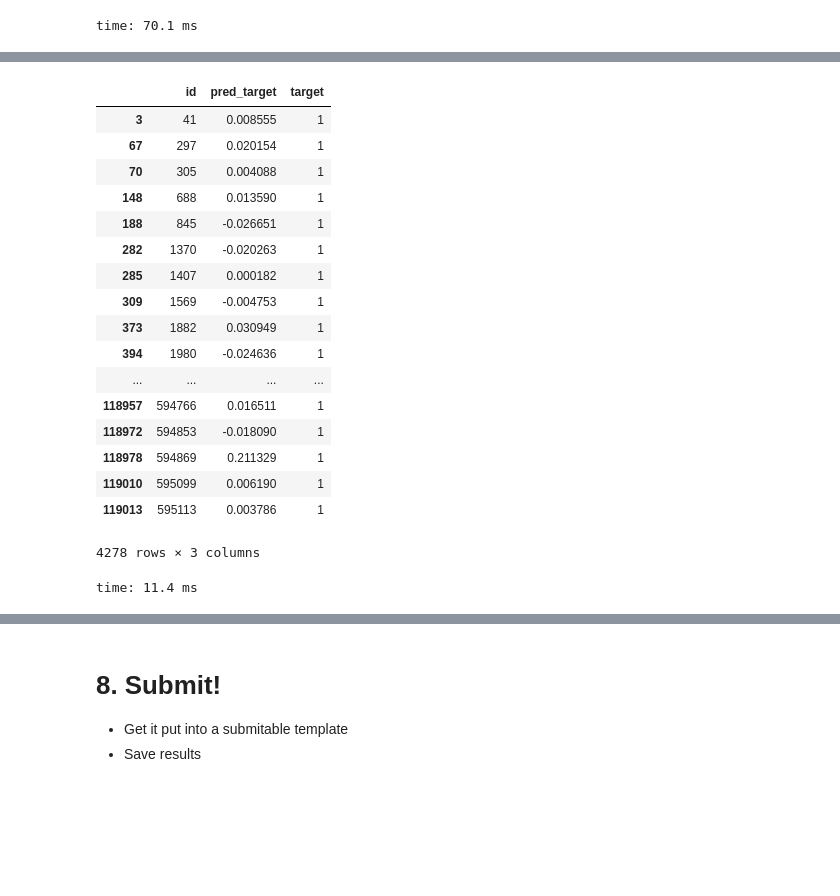
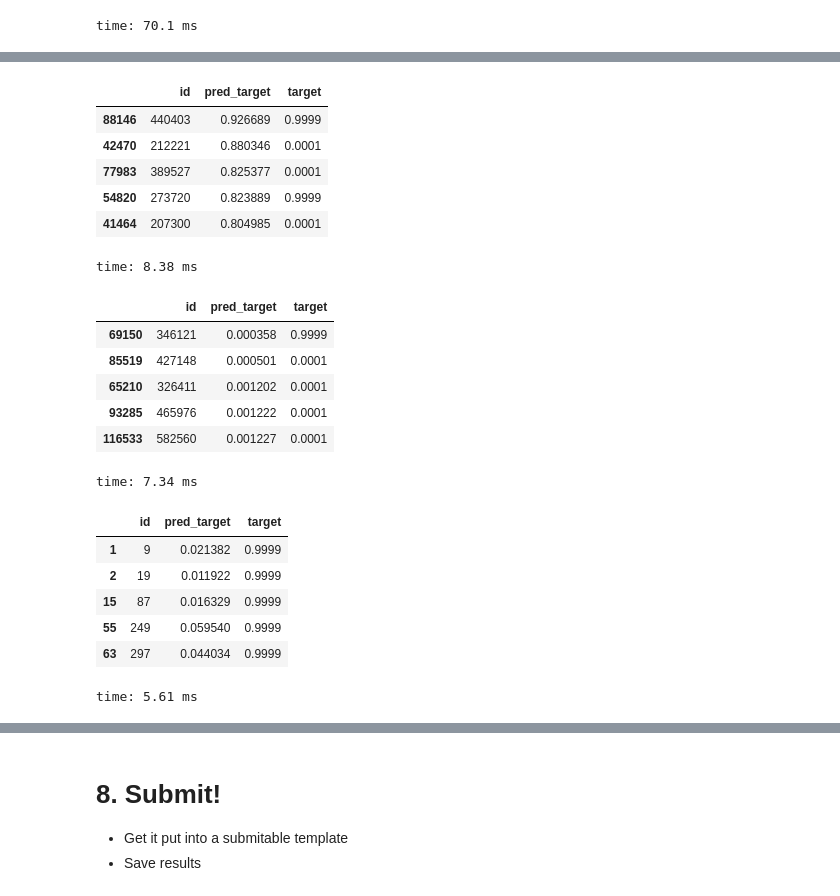
Before and after one commit to jamesdietle/PortoDriver, a Jupyter notebook: Porto-seguro-safe-driver-prediction.ipynb, the cells around one changed output, grey strips where cells are left out. Drawn from its saved outputs; the diff is of its cells as text; code cells hidden in the pictures; blank space fills up the shorter version.

```diff
--- a/Porto-seguro-safe-driver-prediction.ipynb
+++ b/Porto-seguro-safe-driver-prediction.ipynb
@@ -415,5 +385,6 @@ max_log_y = np.max(yl)
 
 # 1.2 doesn't make sense
 #y_range = (0, max_log_y*1.2)
-y_range = (0, max_log_y*1)
+#y_range = (0, max_log_y*1)
+y_range = (0, 1)
 # %% [output]
@@ -473,0 +445,2 @@ time: 1.32 ms
+# %%
+emb_szs=torch.cuda.LongTensor(emb_szs)
@@ -475,6 +461,6 @@ time: 1.32 ms
 m = md.get_learner(emb_szs, len(df.columns)-len(cat_vars),
                    #0.04, 1, [1000,500], [0.001,0.01], y_range=None)#y_range)
                    # Has to be between 0, 1
-                   0.04, 1, [1000,500], [0.001,0.01], y_range=None)
+                   0.04, 1, [1000,500], [0.001,0.01], y_range=y_range)
 lr = 1e-3
 # %% [output]
@@ -504,5 +491,5 @@ time: 708 µs
 # %%
-m.fit(lrs=lr, n_cycle=20, cycle_len=3, metrics=[accuracy, gini_normalized])
+m.fit(lrs=lr, n_cycle=3, cycle_len=3, metrics=[accuracy, gini_normalized])
 # %% [output]
 Failed to display Jupyter Widget of type HBox.
 If you're reading this message in the Jupyter Notebook or JupyterLab Notebook, it may mean that the widgets JavaScript is still loading. If this message persists, it likely means that the widgets Java ...
@@ -634,24 +576,34 @@ time: 42.4 ms
+# %%
+# Grab 5 largest
+submission.nlargest(5, 'pred_target')
+# %% [output]
+|  | id | pred_target | target |
+| 88146 | 440403 | 0.926689 | 0.9999 |
+| 42470 | 212221 | 0.880346 | 0.0001 |
+| 77983 | 389527 | 0.825377 | 0.0001 |
+| 54820 | 273720 | 0.823889 | 0.9999 |
+| 41464 | 207300 | 0.804985 | 0.0001 |
+time: 8.38 ms
+# %%
+#Grab the 5 smallest
+submission.nsmallest(5, 'pred_target')
+# %% [output]
+|  | id | pred_target | target |
+| 69150 | 346121 | 0.000358 | 0.9999 |
+| 85519 | 427148 | 0.000501 | 0.0001 |
+| 65210 | 326411 | 0.001202 | 0.0001 |
+| 93285 | 465976 | 0.001222 | 0.0001 |
+| 116533 | 582560 | 0.001227 | 0.0001 |
+time: 7.34 ms
 # %%
-## Looks at the ones equal to target 1
-submission.loc[submission['target'] == 1]
+## Looks at the ones equal to target 1; These should be high
+submission.loc[submission['target'] == .9999][:5]
 # %% [output]
 |  | id | pred_target | target |
-| 3 | 41 | 0.008555 | 1 |
-| 67 | 297 | 0.020154 | 1 |
-| 70 | 305 | 0.004088 | 1 |
-| 148 | 688 | 0.013590 | 1 |
-| 188 | 845 | -0.026651 | 1 |
-| 282 | 1370 | -0.020263 | 1 |
-| 285 | 1407 | 0.000182 | 1 |
-| 309 | 1569 | -0.004753 | 1 |
-| 373 | 1882 | 0.030949 | 1 |
-| 394 | 1980 | -0.024636 | 1 |
-| ... | ... | ... | ... |
-| 118957 | 594766 | 0.016511 | 1 |
-| 118972 | 594853 | -0.018090 | 1 |
-| 118978 | 594869 | 0.211329 | 1 |
-| 119010 | 595099 | 0.006190 | 1 |
-| 119013 | 595113 | 0.003786 | 1 |
+| 1 | 9 | 0.021382 | 0.9999 |
+| 2 | 19 | 0.011922 | 0.9999 |
+| 15 | 87 | 0.016329 | 0.9999 |
+| 55 | 249 | 0.059540 | 0.9999 |
+| 63 | 297 | 0.044034 | 0.9999 |
-4278 rows × 3 columns
+time: 5.61 ms
-time: 11.4 ms
 # %%
```
Also changed, not shown: parts of 67 cells of this notebook.
